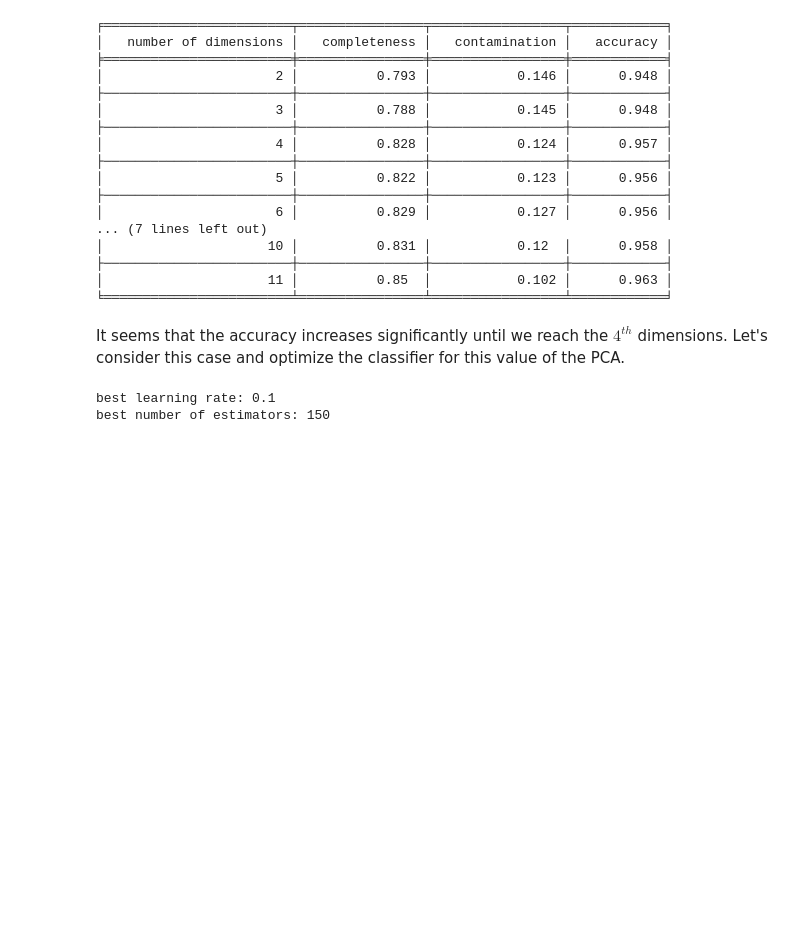
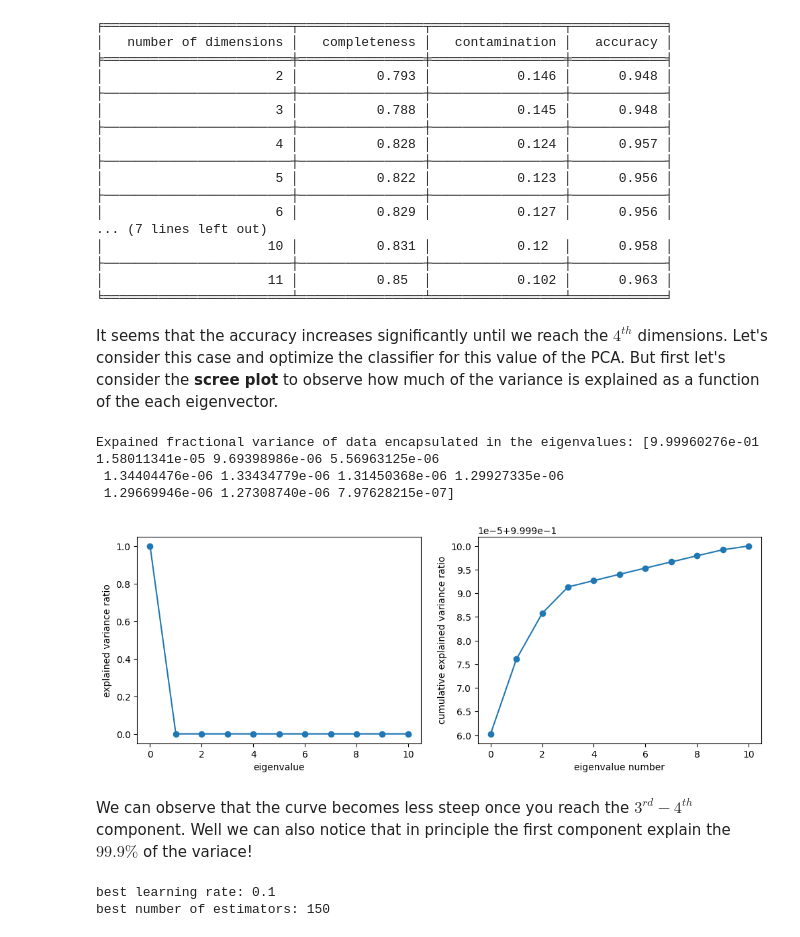
Before and after one commit to Alexpedro130/astrostatistics_bicocca_2023, a Jupyter notebook: working/L20_detectability.ipynb, the cells around one changed output. Cells and saved outputs as stored; diff of their text form; code cells hidden in the pictures; blank space fills up the shorter version.

```diff
--- a/working/L20_detectability.ipynb
+++ b/working/L20_detectability.ipynb
@@ -490,7 +490,40 @@ print(tabulate(results, headers=col_names, tablefmt="fancy_grid"))
 │                     11 │          0.85  │           0.102 │      0.963 │
 ╘════════════════════════╧════════════════╧═════════════════╧════════════╛
 # %% [markdown]
-It seems that the accuracy increases significantly until we reach the $4^{th}$ dimensions. Let's consider this case and optimize the classifier for this value of the PCA.
+It seems that the accuracy increases significantly until we reach the $4^{th}$ dimensions. Let's consider this case and optimize the classifier for this value of the PCA. But first let's consider the **scree plot** to observe how much of the variance is explained as a function of the each eigenvector.
+# %%
+pca = PCA(n_components=11, random_state=10)
+pca.fit(X_sub)
+evals = pca.explained_variance_ratio_
+print('Expained fractional variance of data encapsulated in the eigenvalues: ' + str(evals))
+# %% [output]
+Expained fractional variance of data encapsulated in the eigenvalues: [9.99960276e-01 1.58011341e-05 9.69398986e-06 5.56963125e-06
+ 1.34404476e-06 1.33434779e-06 1.31450368e-06 1.29927335e-06
+ 1.29669946e-06 1.27308740e-06 7.97628215e-07]
+# %%
+fig = plt.figure(figsize=(12, 4))
+
+ax = fig.add_subplot(121)
+
+ax.plot(np.arange(11), evals)
+ax.scatter(np.arange(11), evals)
+
+ax.set_xlabel("eigenvalue")
+ax.set_ylabel("explained variance ratio")
+
+ax = fig.add_subplot(122)
+
+ax.plot(np.arange(11), evals.cumsum())
+ax.scatter(np.arange(11), evals.cumsum())
+
+ax.set_xlabel("eigenvalue number")
+ax.set_ylabel("cumulative explained variance ratio")
+
+plt.show()
+# %% [output]
+[figure, added]
+# %% [markdown]
+We can observe that the curve becomes less steep once you reach the $3^{rd}-4^{th}$ component. Well we can also notice that in principle the first component explain the $99.9\%$ of the variace!
 # %%
 pca = PCA(n_components = 4, random_state=10)
 X_best = pca.fit_transform(X_sub)
```
